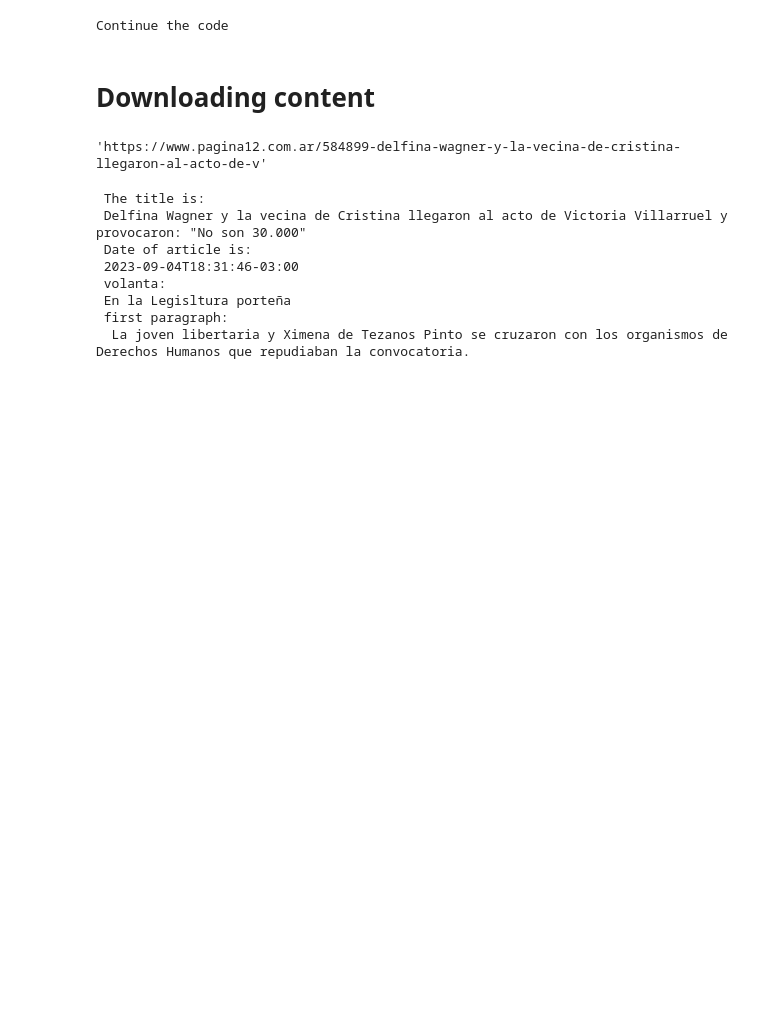
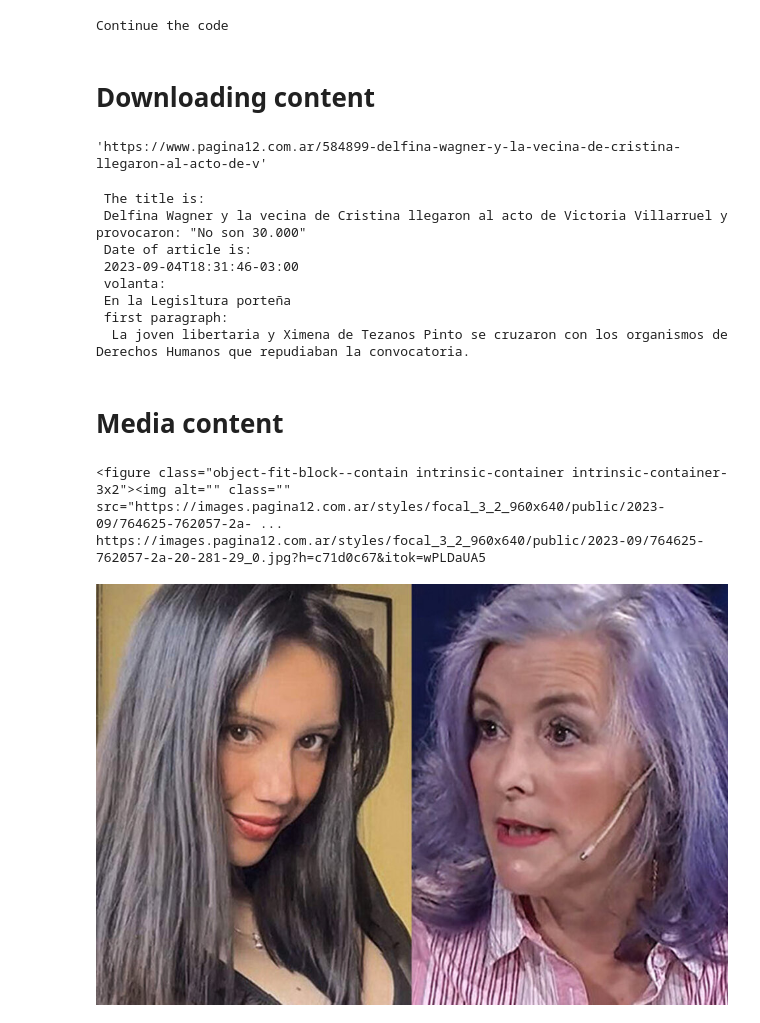
Before and after one commit to alejombkm/Webscraping_platzi, a Jupyter notebook: pag12.ipynb, the cells around one changed output. Saved outputs shown, nothing was run; the diff lists cells and outputs as text; code cells hidden in the pictures; blank space fills up the shorter version.

Commit message:
Class 6 Media content

```diff
--- a/pag12.ipynb
+++ b/pag12.ipynb
@@ -247,3 +250,28 @@ except Exception as e:
  En la Legisltura porteña
  first paragraph:
   La joven libertaria y Ximena de Tezanos Pinto se cruzaron con los organismos de Derechos Humanos que repudiaban la convocatoria.
+# %% [markdown]
+# Media content
+# %%
+media = s_note.find('div', attrs = {'class':'section-2-col article-main-image'})
+images = media.find_all('figure')
+# %%
+from IPython.display import Image
+
+try:
+    if len(images) == 0:
+        print('No images found')
+    else:
+        image = images[-1]
+        print(image)
+        image_scr = image.img.get('src')
+        print(image_scr)
+        #Get image
+        img_req = requests.get(image_scr)
+except:
+    print('no media')
+Image(img_req.content)
+# %% [output]
+<figure class="object-fit-block--contain intrinsic-container intrinsic-container-3x2"><img alt="" class="" src="https://images.pagina12.com.ar/styles/focal_3_2_960x640/public/2023-09/764625-762057-2a- ...
+https://images.pagina12.com.ar/styles/focal_3_2_960x640/public/2023-09/764625-762057-2a-20-281-29_0.jpg?h=c71d0c67&itok=wPLDaUA5
+[figure, added]
```
Also changed, not shown: parts of 1 cell of this notebook.
